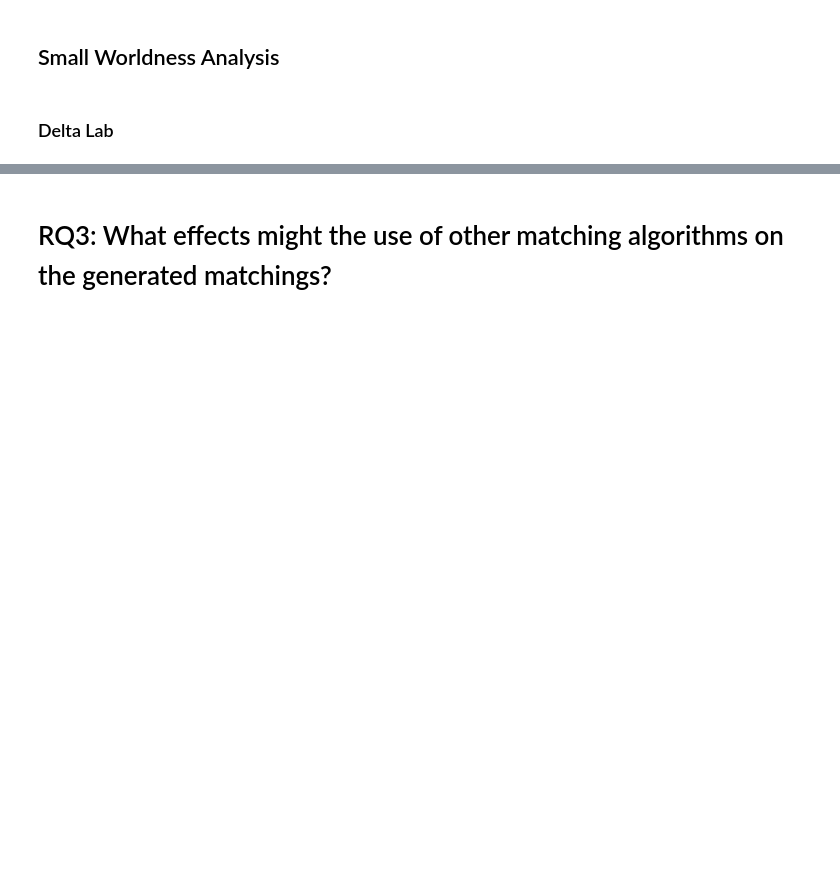
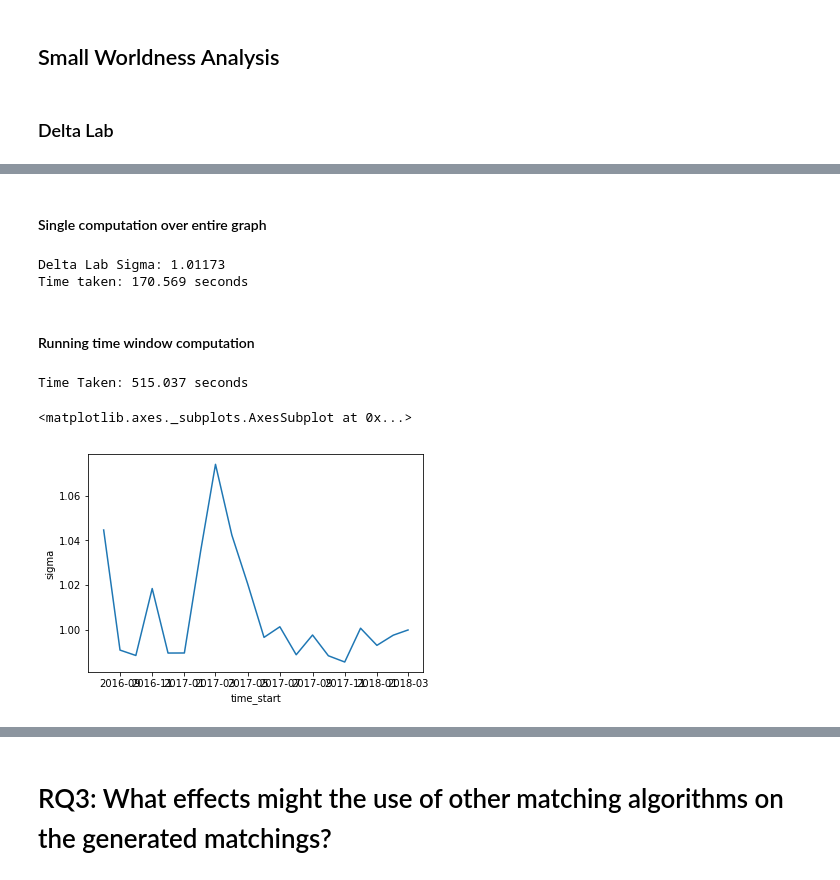
Before and after one commit to NUDelta/pair-research-matching-alg, a Jupyter notebook: network_analysis/NetworkAnalysis.ipynb, the cells around one changed output, grey strips where cells are left out. Saved outputs shown, nothing was run; the diff lists cells and outputs as text; code cells hidden in the pictures; blank space fills up the shorter version.

Commit message:
running time window small world code

```diff
--- a/network_analysis/NetworkAnalysis.ipynb
+++ b/network_analysis/NetworkAnalysis.ipynb
@@ -461,5 +476,2 @@ nx.draw(dtr_G)
 # %% [markdown]
 ## Small Worldness Analysis
-# %%
-niter = 10
-nrand = 5
@@ -475,0 +572,55 @@ Delta Lab Sigma: 1.01408
+# %% [markdown]
+#### Single computation over entire graph
+# %%
+t0 = time.perf_counter()
+delta_sigma = nx.algorithms.smallworld.sigma(delta_G, niter=niter, nrand=nrand)
+t1 = time.perf_counter()
+
+print('Delta Lab Sigma: {0:.5f}\nTime taken: {1:.3f} seconds'.format(delta_sigma, t1 - t0))
+# %% [output]
+Delta Lab Sigma: 1.01173
+Time taken: 170.569 seconds
+# %% [markdown]
+#### Running time window computation
+# %%
+# run analysis for delta
+t0 = time.perf_counter()
+delta_yearly_sigma = running_small_worldness(delta_pairing_df, running_year_window, niter=niter, nrand=nrand)
+delta_1month_sigma = running_small_worldness(delta_pairing_df, running_month_window, niter=niter, nrand=nrand)
+delta_2month_sigma = running_small_worldness(delta_pairing_df, running_2month_window, niter=niter, nrand=nrand)
+delta_3month_sigma = running_small_worldness(delta_pairing_df, running_3month_window, niter=niter, nrand=nrand)
+t1 = time.perf_counter()
+
+print('Time Taken: {0:0.3f} seconds'.format(t1 - t0))
+# %% [output]
+Time Taken: 515.037 seconds
+# %%
+# create plot data
+delta_yearly_plot = pd.DataFrame({
+    'time_start': monthly_time_list[:-12],
+    'label': create_labels_from_timebins(running_year_window),
+    'sigma': delta_yearly_sigma
+})
+
+delta_1month_plot = pd.DataFrame({
+    'time_start': monthly_time_list[:-1],
+    'label': create_labels_from_timebins(running_month_window),
+    'sigma': delta_1month_sigma
+})
+
+delta_2month_plot = pd.DataFrame({
+    'time_start': monthly_time_list[:-2],
+    'label': create_labels_from_timebins(running_2month_window),
+    'sigma': delta_2month_sigma
+})
+
+delta_3month_plot = pd.DataFrame({
+    'time_start': monthly_time_list[:-3],
+    'label': create_labels_from_timebins(running_3month_window),
+    'sigma': delta_3month_sigma
+})
+# %%
+sns.lineplot(x='time_start', y='sigma', data=delta_yearly_plot)
+# %% [output]
+<matplotlib.axes._subplots.AxesSubplot at 0x...>
+[figure, added]
```
Also changed, not shown: parts of 42 cells of this notebook.
